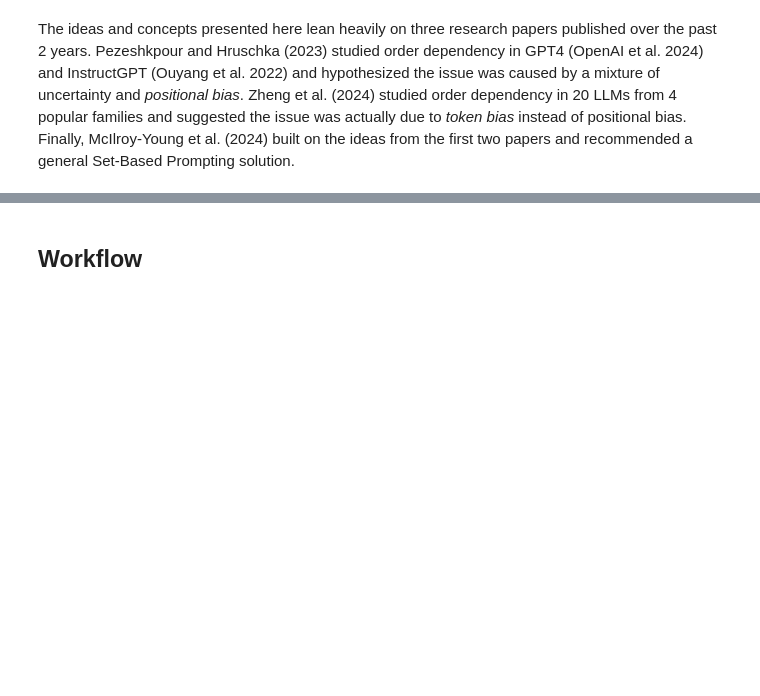
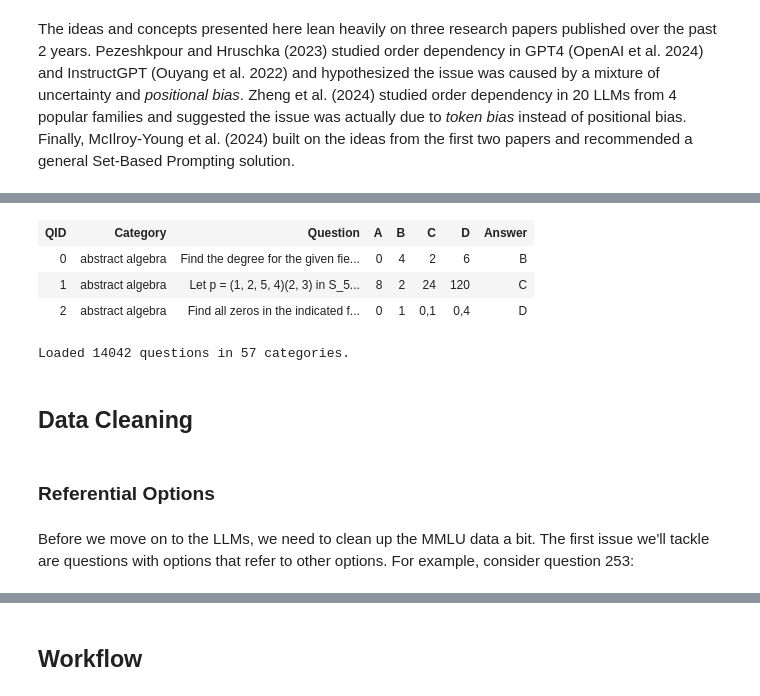
Before and after one commit to stickshift/llama-benchmarks, a Jupyter notebook: experiments/20241107-exploring-order-dependency.ipynb, the cells around one changed output, grey strips where cells are left out. Cells and saved outputs as stored; diff of their text form; code cells hidden in the pictures; blank space fills up the shorter version.

```diff
--- a/experiments/20241107-exploring-order-dependency.ipynb
+++ b/experiments/20241107-exploring-order-dependency.ipynb
@@ -71,7 +197,0 @@ Let's start by investigating what order dependency looks like in action. We'll s
-# %%
-# Path to downloaded dataset
-mmlu_dataset_path = datasets_path / "mmlu"
-
-# Load a random sample of questions from MMLU
-examples, questions = llb.mmlu.load_dataset(mmlu_dataset_path, n_questions=n_questions)
-show_questions(questions[0:3])
@@ -82,0 +202,22 @@ show_questions(questions[0:3])
+# %%
+# Path to downloaded dataset
+mmlu_dataset_path = datasets_path / "mmlu"
+
+# Load all questions from MMLU
+examples, questions = llb.mmlu.load_dataset(mmlu_dataset_path)
+show_questions(questions[0:3])
+# %% [output]
+| QID | Category | Question | A | B | C | D | Answer |
+| 0 | abstract algebra | Find the degree for the given fie... | 0 | 4 | 2 | 6 | B |
+| 1 | abstract algebra | Let p = (1, 2, 5, 4)(2, 3) in S_5... | 8 | 2 | 24 | 120 | C |
+| 2 | abstract algebra | Find all zeros in the indicated f... | 0 | 1 | 0,1 | 0,4 | D |
+# %%
+print(f"Loaded {len(questions)} questions in {len({q.category for q in questions})} categories.")
+# %% [output]
+Loaded 14042 questions in 57 categories.
+# %% [markdown]
+## Data Cleaning
+# %% [markdown]
+### Referential Options
+# %% [markdown]
+Before we move on to the LLMs, we need to clean up the MMLU data a bit. The first issue we'll tackle are questions with options that refer to other options. For example, consider question 253:
```
Also changed, not shown: parts of 73 cells of this notebook, 4 other files.
